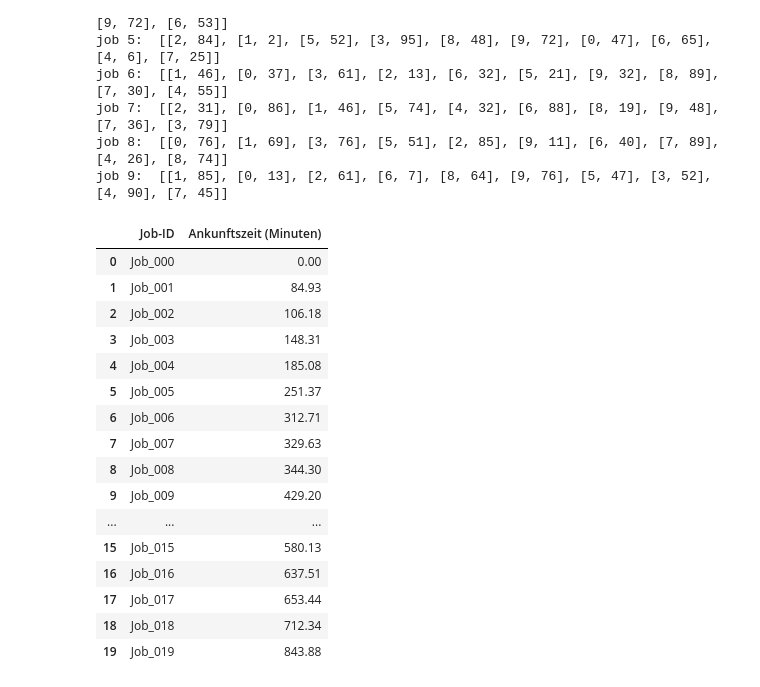
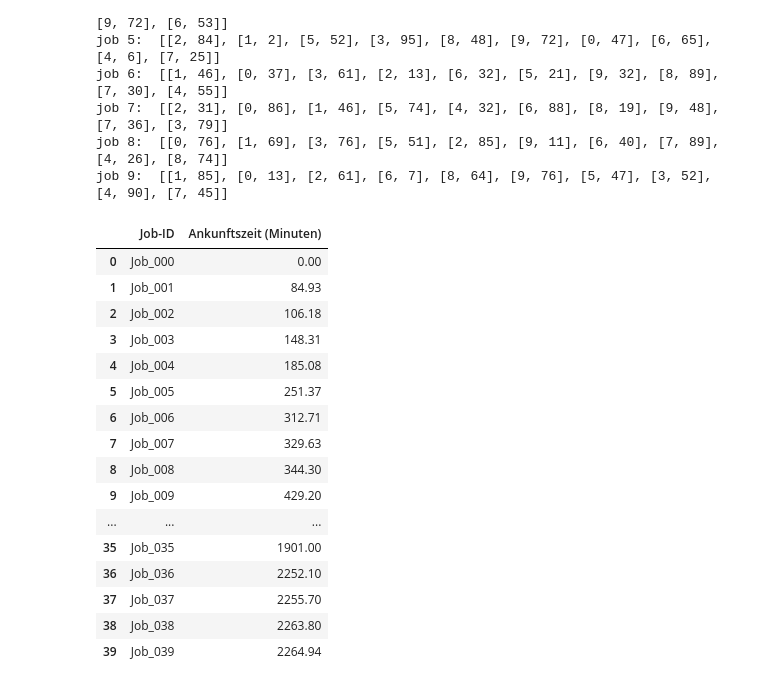
Before and after one commit to konrad-adamski/HTWD_JSSP, a Jupyter notebook: 01_Mai/03_longterm Scheduling.ipynb, the cells around one changed output. Cells and saved outputs as stored; diff of their text form; code cells hidden in the pictures.

```diff
--- a/01_Mai/03_longterm Scheduling.ipynb
+++ b/01_Mai/03_longterm Scheduling.ipynb
@@ -46,36 +49,37 @@ def add_jobs_to_dict(job_set_dict, new_instance, shuffle=False, seed=50):
 # %%
 jssp_data = {}
 
-days = 1
-for i in range(int(2.5 *days)):
+days = 2
+for i in range(int(2.3 *days)):
     shuffle = False if (i % 4 == 0) else True
     add_jobs_to_dict(jssp_data, instance, shuffle)
 
 mean_interarrival_time = sit.calculate_mean_interarrival_time(jssp_data)
 df_arrivals = sit.generate_job_arrivals_df_by_mean_interarrival_time(jssp_data, t_a=mean_interarrival_time)
 
 
 # Schritt 1: Filter auf df_arrivals anwenden (wie du bereits gemacht hast)
-df_arrivals = df_arrivals[df_arrivals["Ankunftszeit (Minuten)"] <= 60 * 24 * days]
+
+df_arrivals = df_arrivals[df_arrivals["Ankunftszeit (Minuten)"] <= (60 * 24 * days)]
 df_arrivals
 # %% [output]
 |  | Job-ID | Ankunftszeit (Minuten) |
 | 0 | Job_000 | 0.00 |
 | 1 | Job_001 | 84.93 |
 | 2 | Job_002 | 106.18 |
 | 3 | Job_003 | 148.31 |
 | 4 | Job_004 | 185.08 |
 | 5 | Job_005 | 251.37 |
 | 6 | Job_006 | 312.71 |
 | 7 | Job_007 | 329.63 |
 | 8 | Job_008 | 344.30 |
 | 9 | Job_009 | 429.20 |
 | ... | ... | ... |
-| 15 | Job_015 | 580.13 |
-| 16 | Job_016 | 637.51 |
-| 17 | Job_017 | 653.44 |
-| 18 | Job_018 | 712.34 |
-| 19 | Job_019 | 843.88 |
+| 35 | Job_035 | 1901.00 |
+| 36 | Job_036 | 2252.10 |
+| 37 | Job_037 | 2255.70 |
+| 38 | Job_038 | 2263.80 |
+| 39 | Job_039 | 2264.94 |
 # %%
 # Schritt 2: Nur die verbleibenden Job-IDs extrahieren
 valid_job_ids = set(df_arrivals["Job-ID"])
```
Also changed, not shown: parts of 21 cells of this notebook, 2 other files.
